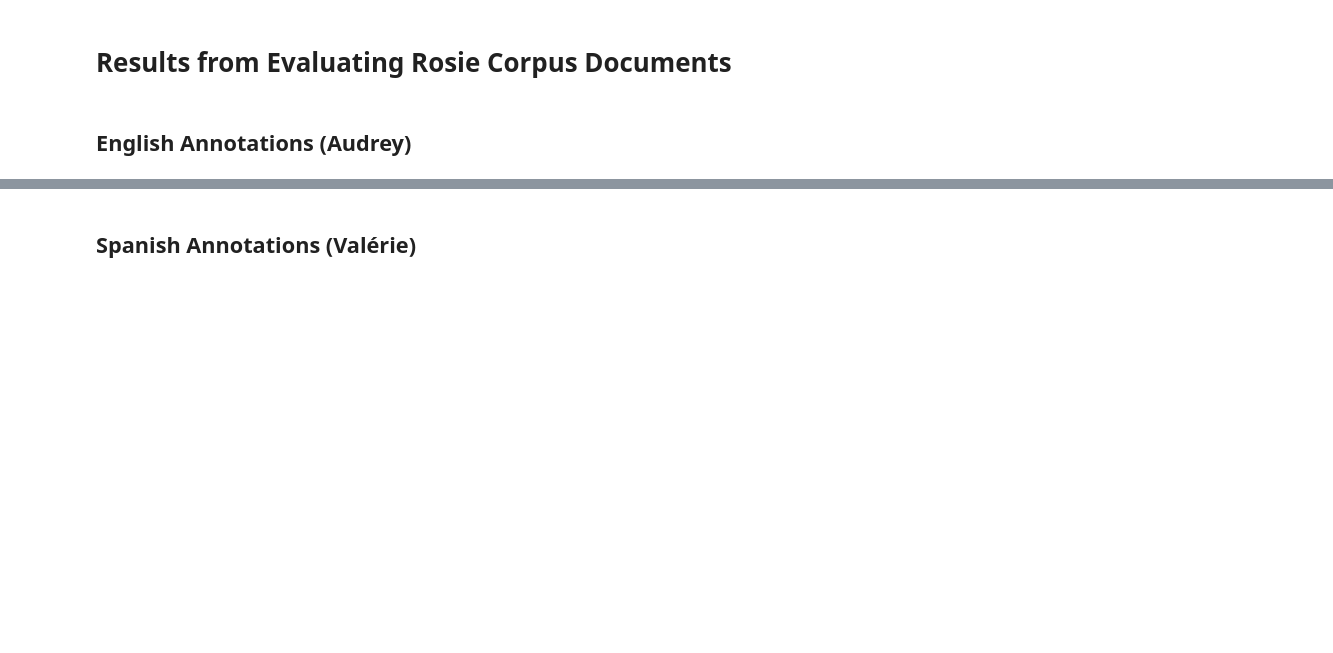
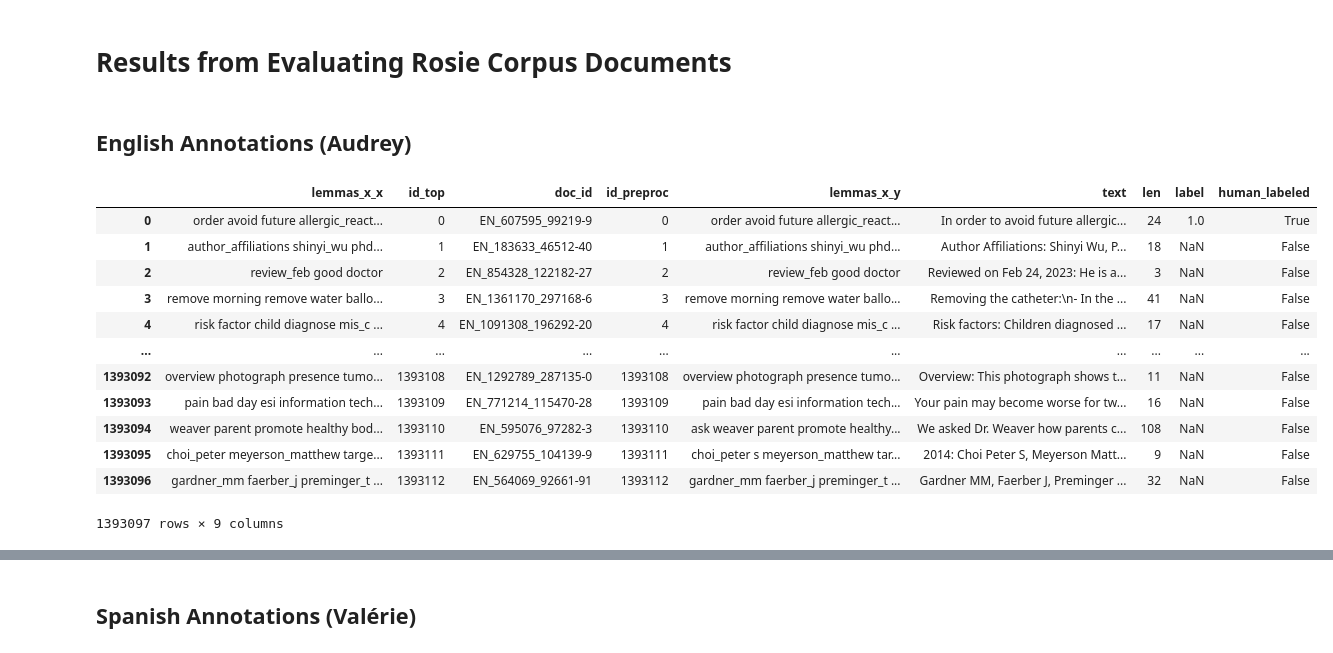
Before and after one commit to lcalvobartolome/mind, a Jupyter notebook: src/active_learning/test.ipynb, the cells around one changed output, grey strips where cells are left out. Drawn from its saved outputs; the diff is of its cells as text; code cells hidden in the pictures; blank space fills up the shorter version.

```diff
--- a/src/active_learning/test.ipynb
+++ b/src/active_learning/test.ipynb
@@ -6,4 +7,27 @@ import pandas as pd
 # %% [markdown]
 ## English Annotations (Audrey)
+# %%
+blade = Blade(
+    model_path = "/export/usuarios_ml4ds/lbartolome/Repos/umd/LinQAForge/data/models/filtering/rosie_1_20",
+    source_path="/export/usuarios_ml4ds/lbartolome/Repos/umd/LinQAForge/data/source/corpus_rosie/passages/translated/df_1.parquet",
+    lang = "EN",
+    blade_state_path='/export/usuarios_ml4ds/lbartolome/Repos/umd/LinQAForge/data/models/filtering/rosie_1_20/blade_state_EN_trained.pkl'
+)
+# %%
+blade.df_docs
+# %% [output]
+|  | lemmas_x_x | id_top | doc_id | id_preproc | lemmas_x_y | text | len | label | human_labeled |
+| 0 | order avoid future allergic_react... | 0 | EN_607595_99219-9 | 0 | order avoid future allergic_react... | In order to avoid future allergic... | 24 | 1.0 | True |
+| 1 | author_affiliations shinyi_wu phd... | 1 | EN_183633_46512-40 | 1 | author_affiliations shinyi_wu phd... | Author Affiliations: Shinyi Wu, P... | 18 | NaN | False |
+| 2 | review_feb good doctor | 2 | EN_854328_122182-27 | 2 | review_feb good doctor | Reviewed on Feb 24, 2023: He is a... | 3 | NaN | False |
+| 3 | remove morning remove water ballo... | 3 | EN_1361170_297168-6 | 3 | remove morning remove water ballo... | Removing the catheter:\n- In the ... | 41 | NaN | False |
+| 4 | risk factor child diagnose mis_c ... | 4 | EN_1091308_196292-20 | 4 | risk factor child diagnose mis_c ... | Risk factors: Children diagnosed ... | 17 | NaN | False |
+| ... | ... | ... | ... | ... | ... | ... | ... | ... | ... |
+| 1393092 | overview photograph presence tumo... | 1393108 | EN_1292789_287135-0 | 1393108 | overview photograph presence tumo... | Overview: This photograph shows t... | 11 | NaN | False |
+| 1393093 | pain bad day esi information tech... | 1393109 | EN_771214_115470-28 | 1393109 | pain bad day esi information tech... | Your pain may become worse for tw... | 16 | NaN | False |
+| 1393094 | weaver parent promote healthy bod... | 1393110 | EN_595076_97282-3 | 1393110 | ask weaver parent promote healthy... | We asked Dr. Weaver how parents c... | 108 | NaN | False |
+| 1393095 | choi_peter meyerson_matthew targe... | 1393111 | EN_629755_104139-9 | 1393111 | choi_peter s meyerson_matthew tar... | 2014: Choi Peter S, Meyerson Matt... | 9 | NaN | False |
+| 1393096 | gardner_mm faerber_j preminger_t ... | 1393112 | EN_564069_92661-91 | 1393112 | gardner_mm faerber_j preminger_t ... | Gardner MM, Faerber J, Preminger ... | 32 | NaN | False |
+1393097 rows × 9 columns
 # %%
 df = pd.read_csv("/export/usuarios_ml4ds/lbartolome/Repos/umd/LinQAForge/data/models/filtering/rosie_1_20/df_docs_updated_EN.csv")
```
Also changed, not shown: parts of 36 cells of this notebook, 21 other files.
